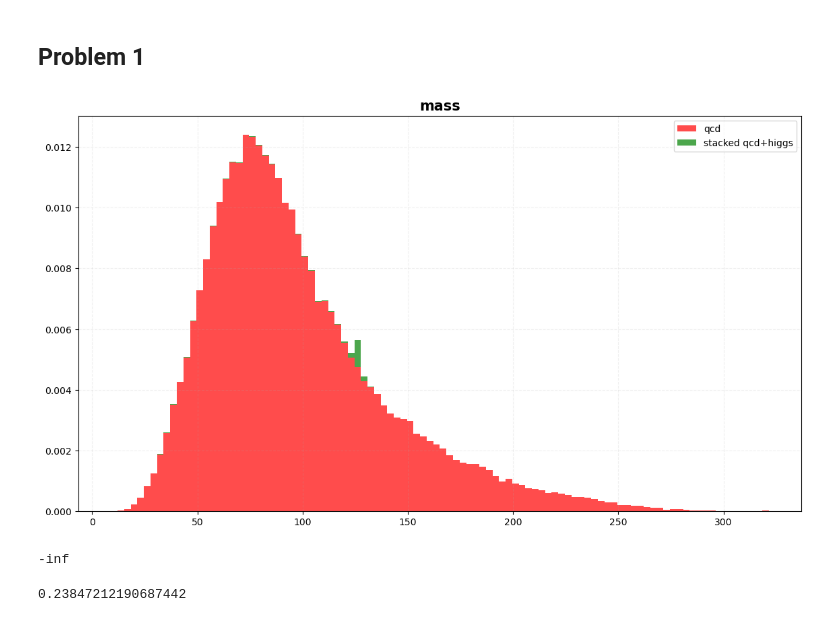
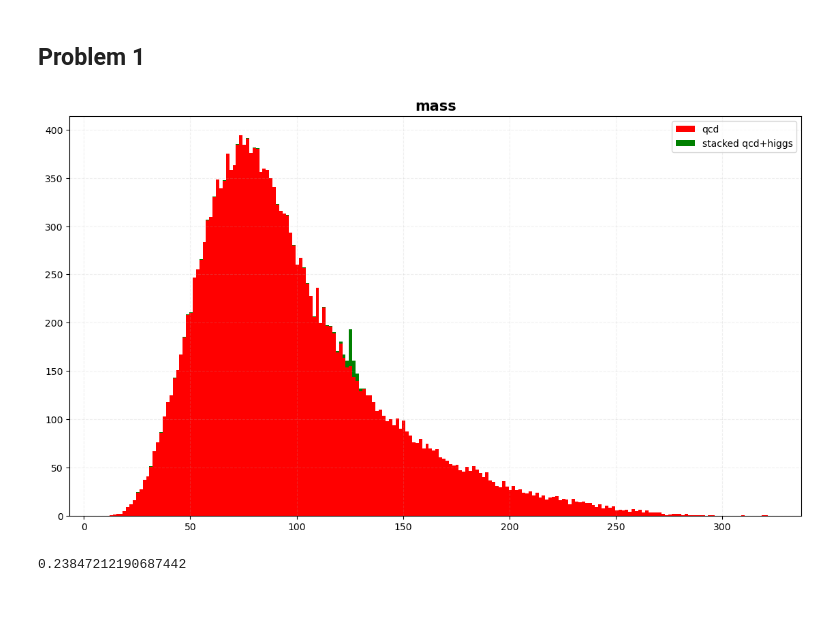
Before and after one commit to SOLHAUG13/Phys434_Autumn2021, a Jupyter notebook: Lab7/Lab7_PHYS434_Solhaug_Erik.ipynb, the cells around one changed output. Cells and saved outputs as stored; diff of their text form; code cells hidden in the pictures.

```diff
--- a/Lab7/Lab7_PHYS434_Solhaug_Erik.ipynb
+++ b/Lab7/Lab7_PHYS434_Solhaug_Erik.ipynb
@@ -122,24 +122,3 @@ plt.rcParams["figure.figsize"] = (12,7)
 N_Higgs = 100
 N_QCD = 20000
 N_tot = N_QCD+N_Higgs
-# %%
-fig, ax = plt.subplots(1, 1)
-fig.tight_layout(pad=3.0)
-
-X1 = qcd['mass']
-X2 = higgs['mass']
-X3 = X1+X2
-
-bins = 100
-
-w1 = np.ones(X1.size)*N_QCD
-w2 = np.ones(X2.size)*N_Higgs
-
-ax.hist([X1, X2], bins, stacked=True, color=['r', 'g'], weights=[w1, w2], density=True, linewidth = 3, label = ['qcd', 'stacked qcd+higgs'], alpha=0.7)
-# ax.hist(, bins, color='g', alpha = 0.5, linewidth = 3, label='higgs')
-# ax.hist(X3, bins, color='b', alpha = 0.5, linewidth = 3, label='both')
-ax.set_title(f'{name}', fontsize = 15, fontweight='bold')
-ax.grid(linestyle='--', alpha=0.2)
-ax.legend();
-# %% [output]
-[figure, removed]
@@ -149,9 +125,24 @@ poisson = stats.poisson(mu = mean)
-# %%
-Y = 32000
-sig = stats.norm.ppf(poisson.sf(3200))
-sig
-# %% [output]
--inf
+# %%
+N_Higgs = 100
+N_QCD = 20000
+
+fig, ax = plt.subplots(1, 1)
+fig.tight_layout(pad=3.0)
+
+X1 = qcd['mass']
+X2 = higgs['mass']
+
+bins = 200
+
+w1 = np.ones(X1.size)*N_QCD/X1.size
+w2 = np.ones(X2.size)*N_Higgs/X2.size
+
+ax.hist([X1, X2], bins, stacked=True, color=['r', 'g'], weights=[w1, w2], linewidth = 3, label = ['qcd', 'stacked qcd+higgs'])
+ax.set_title(f'{name}', fontsize = 15, fontweight='bold')
+ax.grid(linestyle='--', alpha=0.2)
+ax.legend();
+# %% [output]
+[figure, added]
 # %%
 bkgd1 = stats.poisson(mu=N_QCD)
 significance1 = bkgd1.sf(N_QCD+N_Higgs)
```
Also changed, not shown: parts of 11 cells of this notebook.
